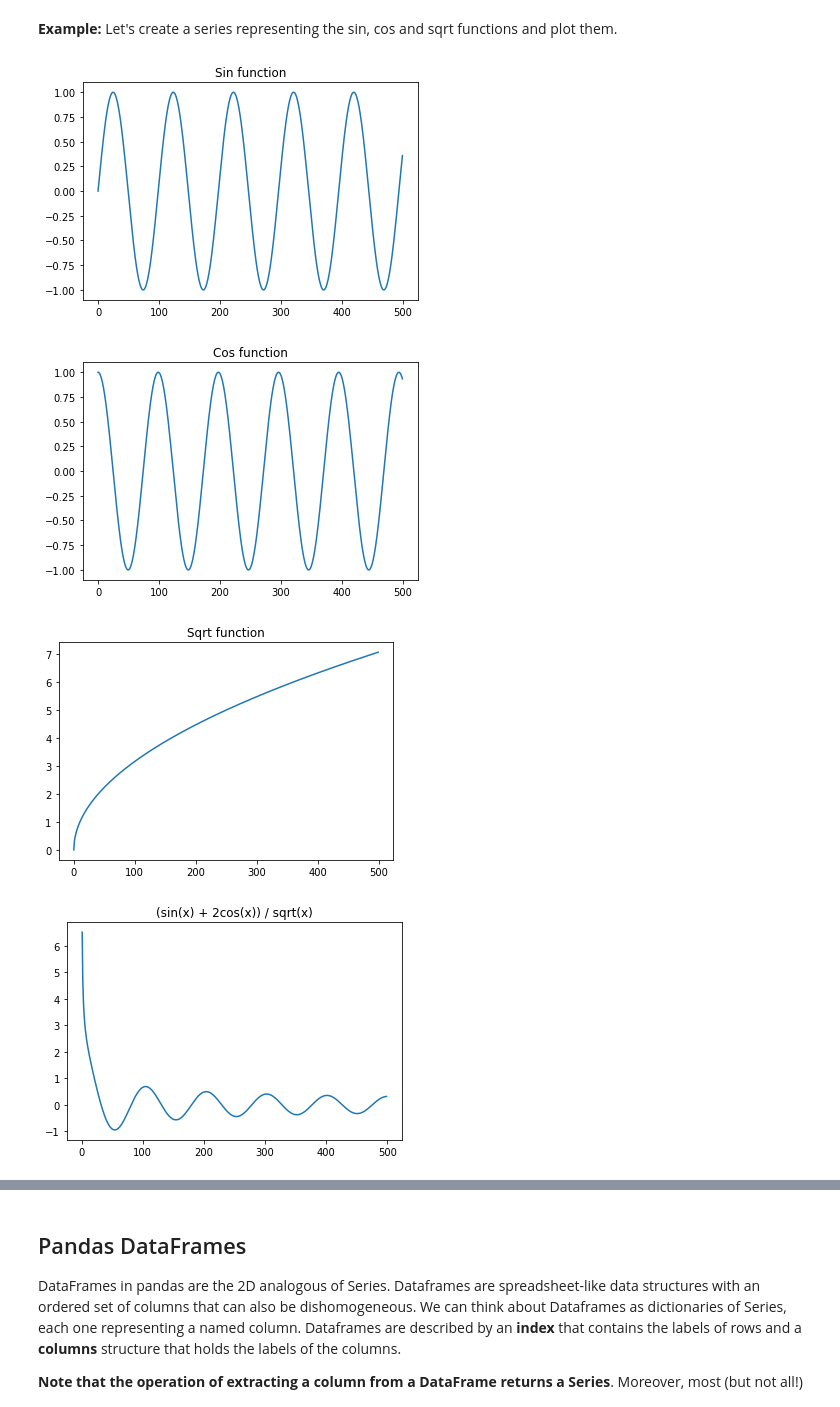
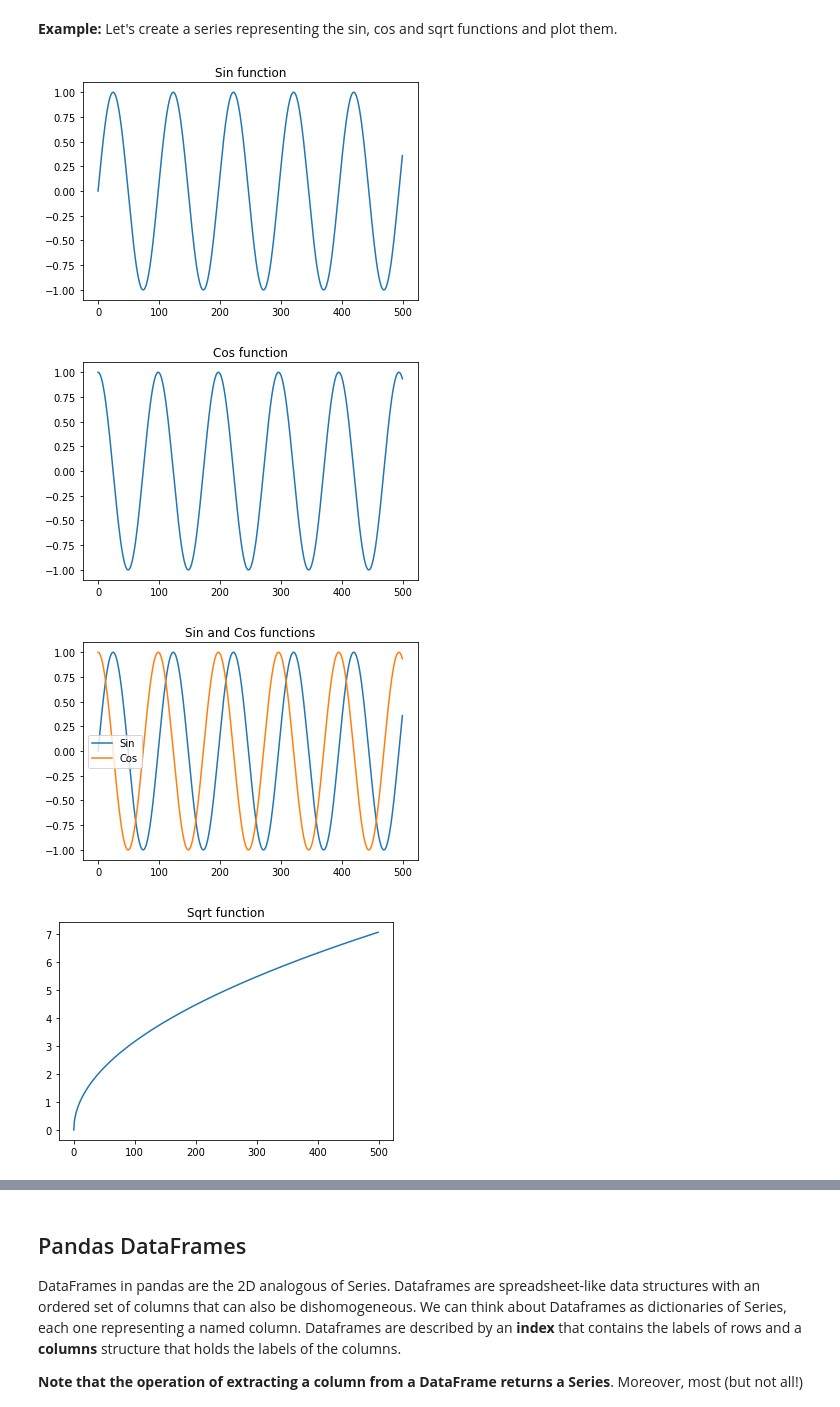
Before and after one commit to lucabianco78/QCBsciprolab2020, a Jupyter notebook: practical8.ipynb, the cells around one changed output, grey strips where cells are left out. Cells and saved outputs as stored; diff of their text form; code cells hidden in the pictures.

```diff
--- a/practical8.ipynb
+++ b/practical8.ipynb
@@ -505,32 +505,39 @@ x = [i/10 for i in range(0,500)]
 
 
 y =  [math.sin(2*i/3.14 ) for i in x]
 y1 = [math.cos(2*i/3.14 ) for i in x]
 y2 = [math.sqrt(i) for i in x]
 #print(x)
 
 ySeries = pd.Series(y)
 ySeries1 = pd.Series(y1)
 ySeries2 = pd.Series(y2)
 
 ySeries.plot()
 plt.title("Sin function")
 plt.show()
 plt.close()
 ySeries1.plot()
 plt.title("Cos function")
 plt.show()
 plt.close()
+plt.title("Sin and Cos functions")
+ySeries.plot()
+ySeries1.plot()
+plt.legend(["Sin", "Cos"])
+plt.show()
+plt.close()
+
 ySeries2.plot()
 plt.title("Sqrt function")
 plt.show()
 plt.close()
 ySeries2 = (ySeries + 2*ySeries1)/ySeries2
 ySeries2.plot()
 plt.title("(sin(x) + 2cos(x)) / sqrt(x)")
 plt.show()
 # %% [output]
 [figure]
 [figure]
-[figure, old version]
+[figure, new version]
-[figure, old version]
+[figure, new version]
```
Also changed, not shown: parts of 1 cell of this notebook, 1 other file.
